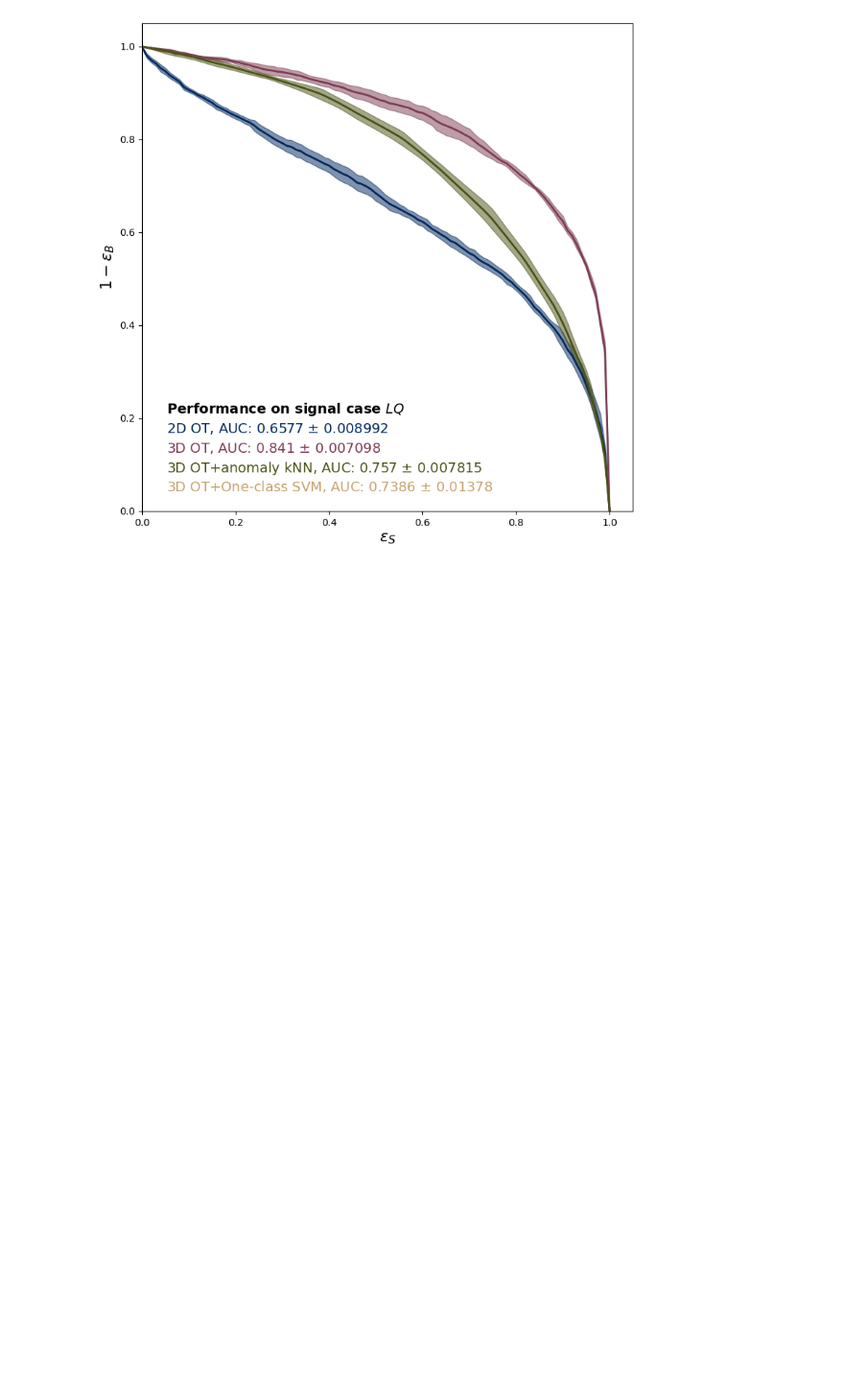
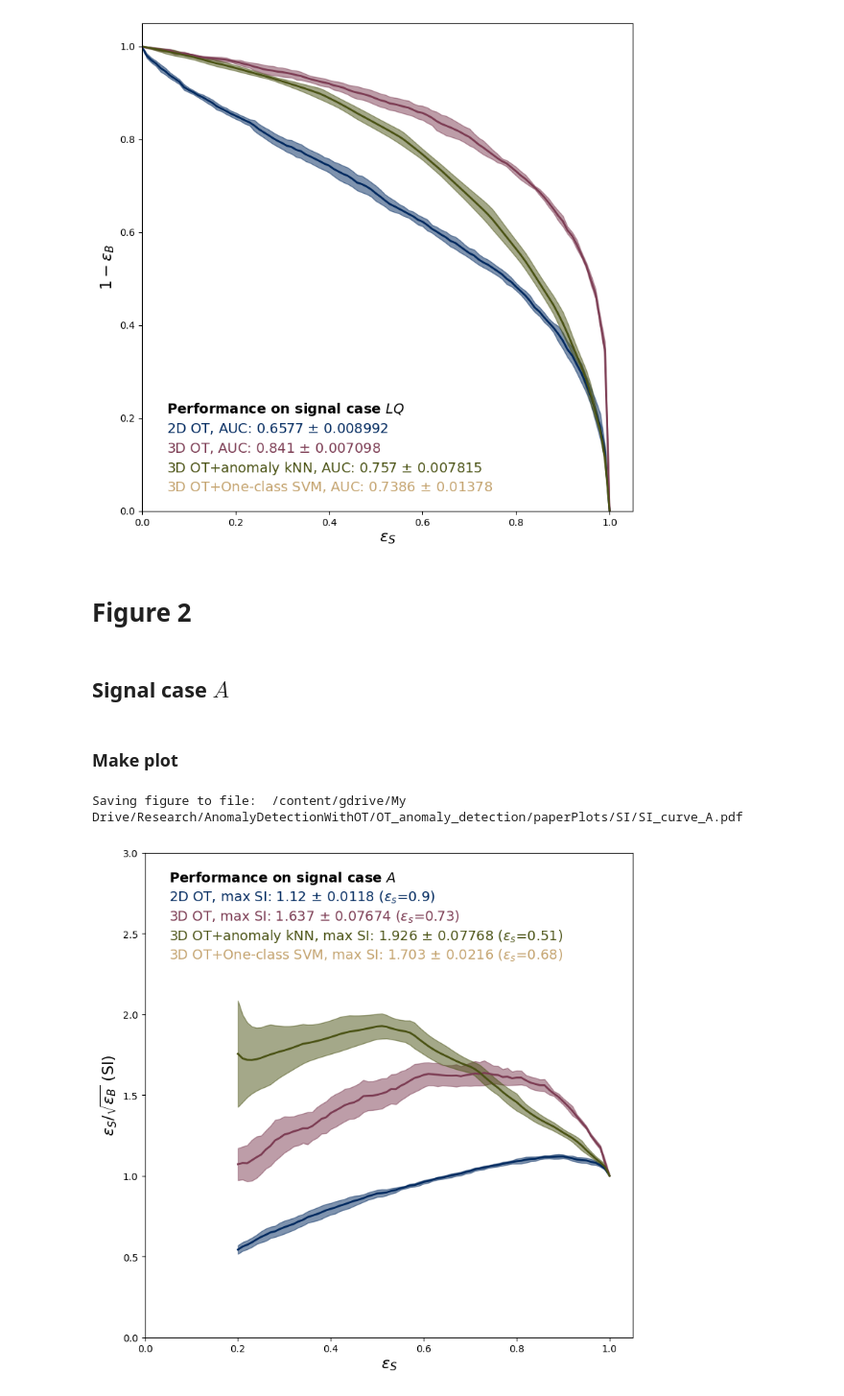
Before and after one commit to hancheng-li/OT_anomaly_detection, a Jupyter notebook: paperPlots/resultsForPaper_plots.ipynb, the cells around one changed output. Shown at 96% size. Cells and saved outputs as stored; diff of their text form; code cells hidden in the pictures; blank space fills up the shorter version.

Commit message:
Cleaning notebooks, clarifying comments, SI curve results

```diff
--- a/paperPlots/resultsForPaper_plots.ipynb
+++ b/paperPlots/resultsForPaper_plots.ipynb
@@ -82,2 +60,7 @@ for x in sigFilenameList:
+# %%
+#-- Set base directory and data directory path --#
+basePath   = BASEPATH
+dataPath   = 'data/'
+resultsPath = 'results/npz_Files/'
 # %% [markdown]
 ## Import libraries
@@ -151,7 +135,7 @@ for method in methodNameList:
 
 for i in range(len(fileNameList)):
 
-  filename = basePath + dataPath + fileNameList[i]
+  filename = basePath + resultsPath + fileNameList[i]
   method   = methodNameList[i]
 
   if os.path.exists(filename):
@@ -327,3 +313,50 @@ plotROCcurve_errorBand_specificMethod(av_fprList, std_fprList, plotArgDict, TYPE
 # %% [output]
 Saving figure to file:  /content/gdrive/My Drive/Research/AnomalyDetectionWithOT/OnML4Jets2021DataChallenge/Results/ROC_curve_LQ.pdf
 [figure]
+# %% [markdown]
+# Figure 2
+# %% [markdown]
+## Signal case $A$
+# %%
+sigAlias = sigAliasList[0]
+sigName  = sigNameList[0]
+saveFigPath = basePath + 'paperPlots/SI/' + 'SI_curve_A.pdf'
+# %% [markdown]
+### Make plot
+# %%
+av_SIList, std_SIList = [],[]
+av_maxSIList, std_maxSIList, corr_tprList = [],[], []
+
+for method in methodNameList:
+  av_temp  = resultsDict[method]['avStdQuantities'][sigAlias]['SI']['mean']
+  std_temp = resultsDict[method]['avStdQuantities'][sigAlias]['SI']['std']
+
+  av_SIList.append(av_temp)
+  std_SIList.append(std_temp)
+
+  av_maxSI, std_maxSI, corr_tpr = calcMaxAvSI_helper(av_temp, std_temp, minTPR=MINTPR)
+  av_maxSIList.append(av_maxSI)
+  std_maxSIList.append(std_maxSI)
+  corr_tprList.append(corr_tpr)
+# %%
+plotArgDict = {}
+plotArgDict['pltDim']    = (3,3)
+plotArgDict['xAxisLims'] = (0, 1.05)
+plotArgDict['xLabel']    = r'$\epsilon_S$'
+plotArgDict['yAxisLims'] = (0, 3.0)
+plotArgDict['yLabel']    = r'$\epsilon_S/ \sqrt{\epsilon_B}$ (SI)'
+plotArgDict['title']     = r'Performance on signal case %s'%(sigName)
+plotArgDict['CMAP']            = METHOD_COLOR_ARR
+
+plotArgDict['methodNameList']  = methodNameList
+plotArgDict['avMaxSIList']     = av_maxSIList
+plotArgDict['stdMaxSIList']    = std_maxSIList
+plotArgDict['corrTPRList']     = corr_tprList
+plotArgDict['delta_yposPerc'] = 0.04
+plotArgDict['xposPerc']       = 0.05
+plotArgDict['yposPerc']       = 0.94
+
+plotSIcurve_errorBand_specificMethod(av_SIList, std_SIList, plotArgDict, minTPR=MINTPR, NSIGFIGS=NSIGFIGS, saveFigPath=saveFigPath)
+# %% [output]
+Saving figure to file:  /content/gdrive/My Drive/Research/AnomalyDetectionWithOT/OT_anomaly_detection/paperPlots/SI/SI_curve_A.pdf
+[figure, added]
```
Also changed, not shown: parts of 37 cells of this notebook, 12 other files.
